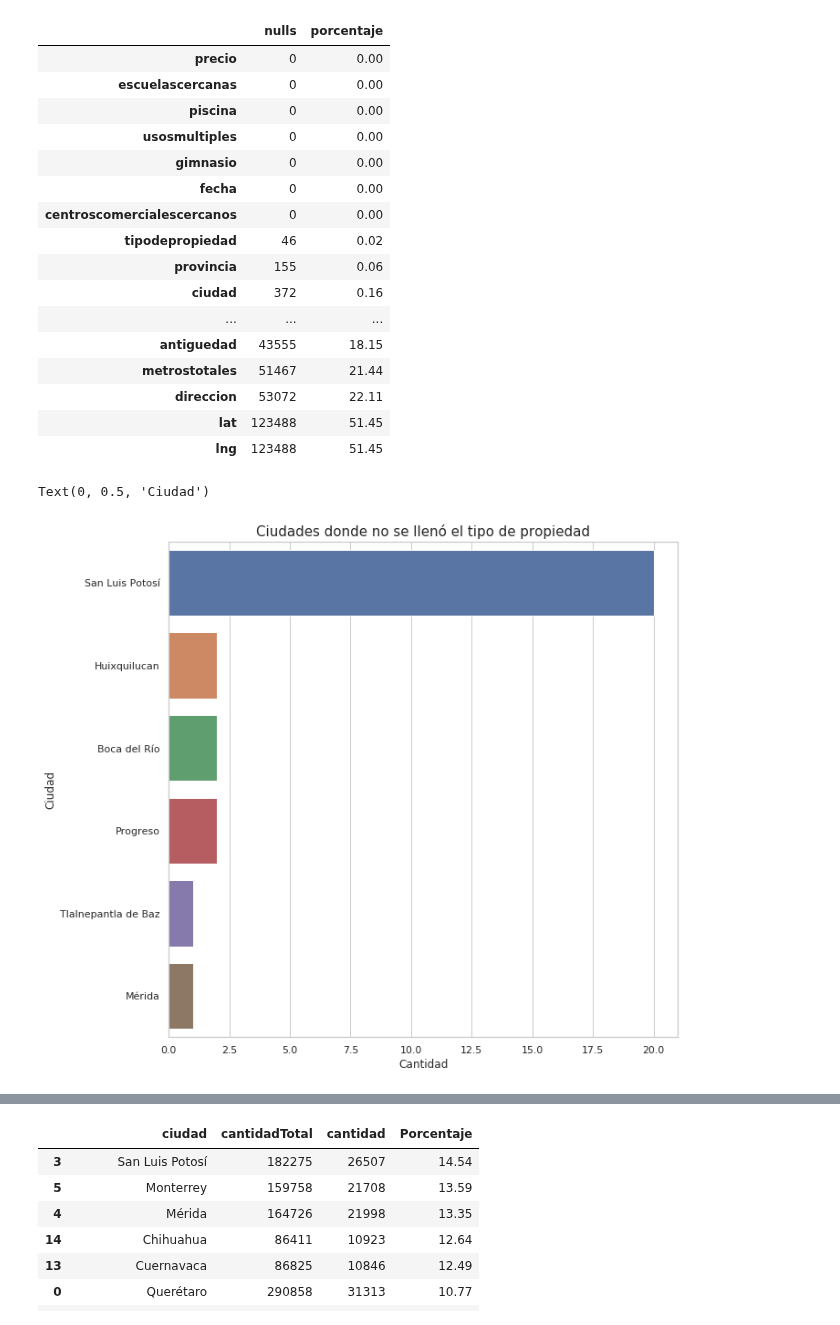
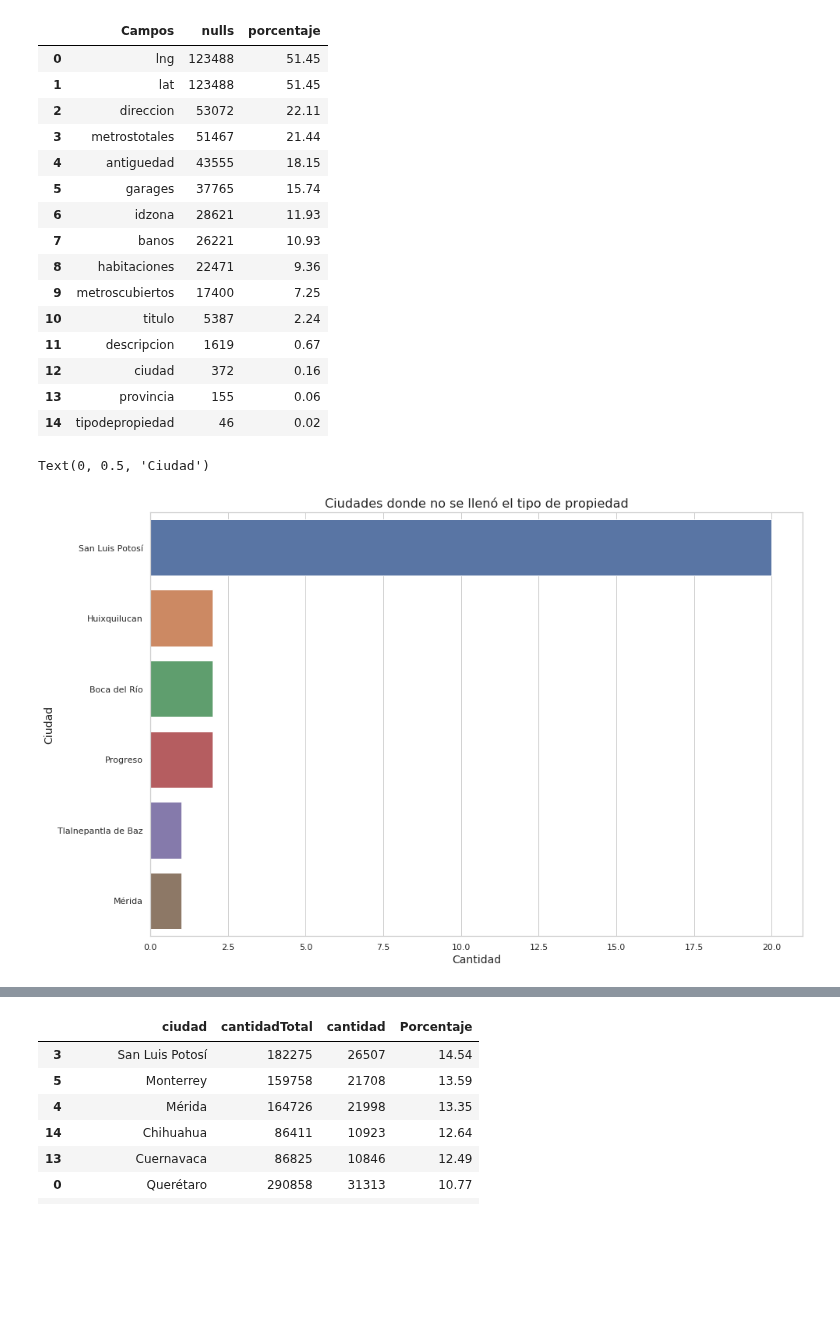
Before and after one commit to JuanCruzCastroLopez/tp1-zonajobs-analysis, a Jupyter notebook: DataSet_analisis.ipynb, the cells around one changed output, grey strips where cells are left out. Saved outputs shown, nothing was run; the diff lists cells and outputs as text; code cells hidden in the pictures; blank space fills up the shorter version.

```diff
--- a/DataSet_analisis.ipynb
+++ b/DataSet_analisis.ipynb
@@ -19,44 +20,46 @@ df = pd.read_csv('data/train.csv',
         index_col='id',
         parse_dates=['fecha'])
 # %%
-nulls = pd.DataFrame(df.isnull().sum().sort_values(), columns=['nulls'])
+nulls = pd.DataFrame(df.isnull().sum().sort_values(ascending=False), columns=['nulls'])
 nulls['porcentaje'] = round(100*nulls['nulls'] / len(df), 2)
+nulls=nulls[:15]
+nulls.reset_index(inplace=True)
+nulls.rename(columns={'index':'Campos'},inplace=True)
 nulls
 # %% [output]
-|  | nulls | porcentaje |
-| precio | 0 | 0.00 |
-| escuelascercanas | 0 | 0.00 |
-| piscina | 0 | 0.00 |
-| usosmultiples | 0 | 0.00 |
-| gimnasio | 0 | 0.00 |
-| fecha | 0 | 0.00 |
-| centroscomercialescercanos | 0 | 0.00 |
-| tipodepropiedad | 46 | 0.02 |
-| provincia | 155 | 0.06 |
-| ciudad | 372 | 0.16 |
-| ... | ... | ... |
-| antiguedad | 43555 | 18.15 |
-| metrostotales | 51467 | 21.44 |
-| direccion | 53072 | 22.11 |
-| lat | 123488 | 51.45 |
-| lng | 123488 | 51.45 |
+|  | Campos | nulls | porcentaje |
+| 0 | lng | 123488 | 51.45 |
+| 1 | lat | 123488 | 51.45 |
+| 2 | direccion | 53072 | 22.11 |
+| 3 | metrostotales | 51467 | 21.44 |
+| 4 | antiguedad | 43555 | 18.15 |
+| 5 | garages | 37765 | 15.74 |
+| 6 | idzona | 28621 | 11.93 |
+| 7 | banos | 26221 | 10.93 |
+| 8 | habitaciones | 22471 | 9.36 |
+| 9 | metroscubiertos | 17400 | 7.25 |
+| 10 | titulo | 5387 | 2.24 |
+| 11 | descripcion | 1619 | 0.67 |
+| 12 | ciudad | 372 | 0.16 |
+| 13 | provincia | 155 | 0.06 |
+| 14 | tipodepropiedad | 46 | 0.02 |
 # %%
 #Quiero descubrir las provincias y las ciudades donde no se lleno el tipo de propiedad
 dfTPNull = df[df['tipodepropiedad'].isnull()].groupby(['provincia','ciudad']).size().reset_index()
 dfTPNull.rename(columns={0:'cantidad'}, inplace=True)
 dfTPNull = dfTPNull.sort_values(by = 'cantidad', ascending=False)
 ciudades = list(dfTPNull.ciudad)
 
-plt.figure(figsize=(10, 10))
+plt.figure(figsize=(15, 10))
 g = sns.barplot(x=dfTPNull['cantidad'], y=dfTPNull['ciudad'], orient='h')
-g.set_title("Ciudades donde no se llenó el tipo de propiedad", fontsize=15)
-g.set_xlabel("Cantidad", fontsize=12)
-g.set_ylabel("Ciudad", fontsize=12)
+g.set_title("Ciudades donde no se llenó el tipo de propiedad", fontsize=16)
+g.set_xlabel("Cantidad", fontsize=14)
+g.set_ylabel("Ciudad", fontsize=14)
 
 #Mejorar grilla y valores para que den sin coma
 # %% [output]
 Text(0, 0.5, 'Ciudad')
-[figure, old version]
+[figure, new version]
 # %%
 #Quiero ver cual es la propiedad con mayor cantidad que hay en cada una de estas ciudades.
 df3 = df.loc[df['ciudad'].isin(ciudades),:]
```
Also changed, not shown: parts of 8 cells of this notebook, 1 other file.
